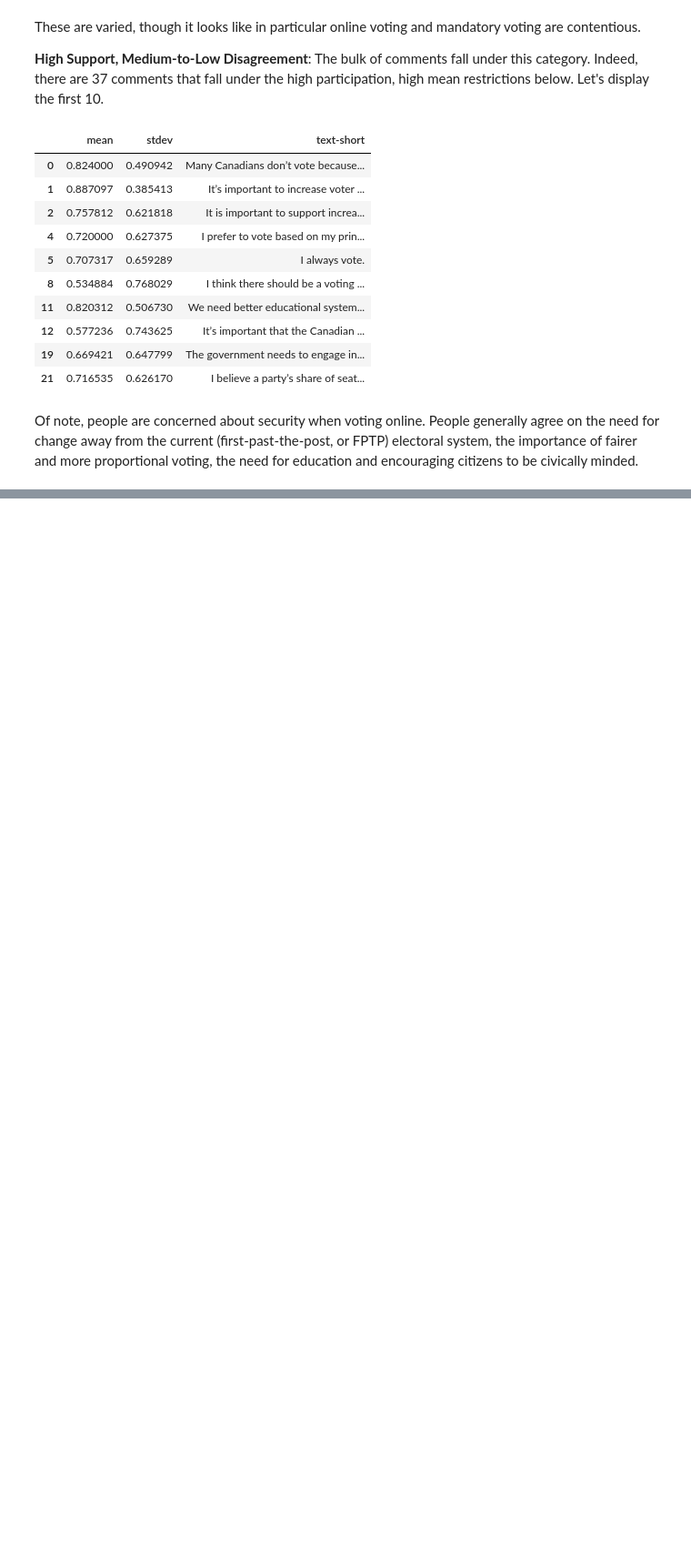
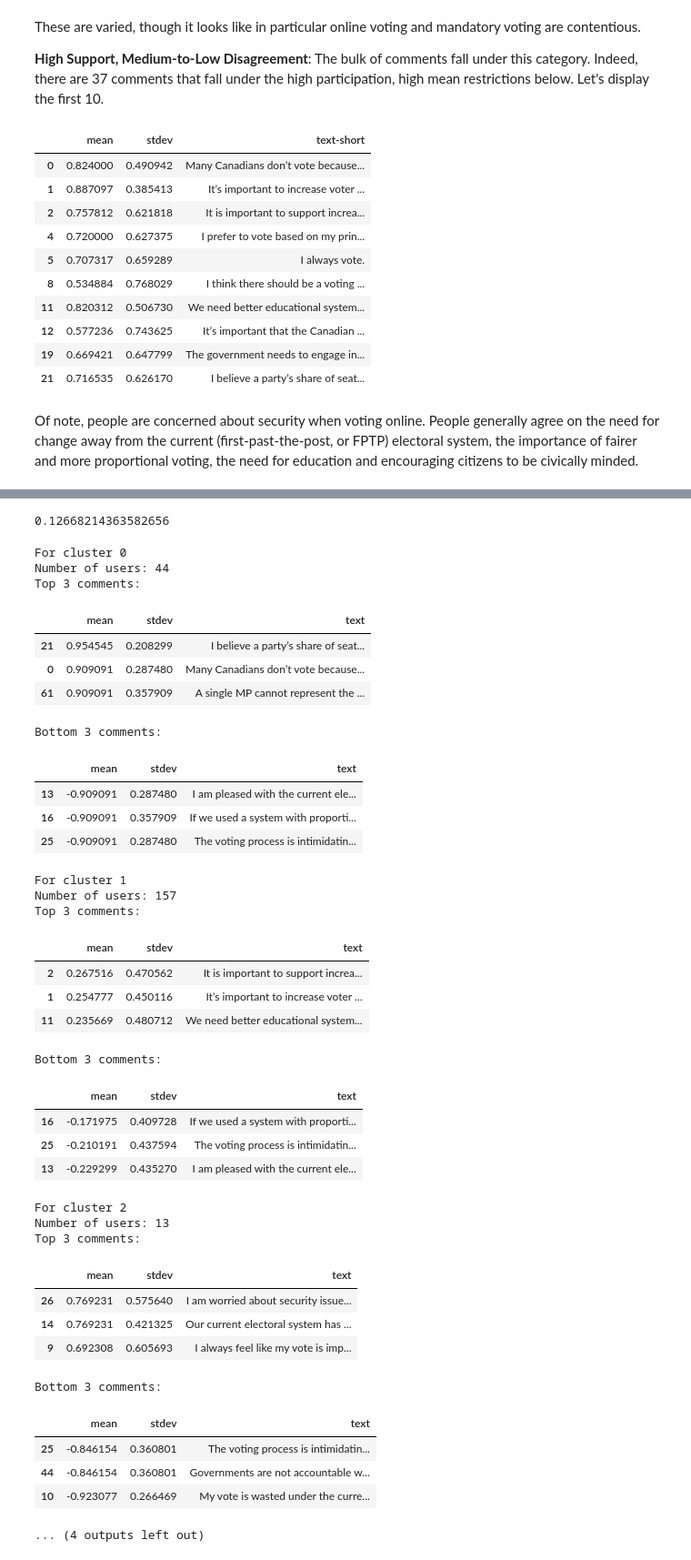
Before and after one commit to cczhu/OpenDataToronto, a Jupyter notebook: MyDem0cracy/MyDemocracy (Open Data Toronto 2017-2-23).ipynb, the cells around one changed output, grey strips where cells are left out. Shown at 91% size. Drawn from its saved outputs; the diff is of its cells as text; code cells hidden in the pictures; blank space fills up the shorter version.

```diff
--- a/MyDem0cracy/MyDemocracy (Open Data Toronto 2017-2-23).ipynb
+++ b/MyDem0cracy/MyDemocracy (Open Data Toronto 2017-2-23).ipynb
@@ -381,0 +620,47 @@ One goal of MyDem0cracy is to categorize poll-takers into opinion groups.  Pol.i
+# %%
+agglo = sklc.AgglomerativeClustering(n_clusters=4, affinity='euclidean', linkage='ward')
+agglo.fit(uvote)
+
+metrics.silhouette_score(uvote, agglo.labels_, metric='euclidean')
+# %% [output]
+0.12668214363582656
+# %%
+get_top_remarks(uvote, agglo.labels_, comments=df_comm["comment-body"], topcomm=3)
+# %% [output]
+For cluster 0
+Number of users: 44
+Top 3 comments:
+|  | mean | stdev | text |
+| 21 | 0.954545 | 0.208299 | I believe a party’s share of seat... |
+| 0 | 0.909091 | 0.287480 | Many Canadians don’t vote because... |
+| 61 | 0.909091 | 0.357909 | A single MP cannot represent the ... |
+Bottom 3 comments:
+|  | mean | stdev | text |
+| 13 | -0.909091 | 0.287480 | I am pleased with the current ele... |
+| 16 | -0.909091 | 0.357909 | If we used a system with proporti... |
+| 25 | -0.909091 | 0.287480 | The voting process is intimidatin... |
+For cluster 1
+Number of users: 157
+Top 3 comments:
+|  | mean | stdev | text |
+| 2 | 0.267516 | 0.470562 | It is important to support increa... |
+| 1 | 0.254777 | 0.450116 | It’s important to increase voter ... |
+| 11 | 0.235669 | 0.480712 | We need better educational system... |
+Bottom 3 comments:
+|  | mean | stdev | text |
+| 16 | -0.171975 | 0.409728 | If we used a system with proporti... |
+| 25 | -0.210191 | 0.437594 | The voting process is intimidatin... |
+| 13 | -0.229299 | 0.435270 | I am pleased with the current ele... |
+For cluster 2
+Number of users: 13
+Top 3 comments:
+|  | mean | stdev | text |
+| 26 | 0.769231 | 0.575640 | I am worried about security issue... |
+| 14 | 0.769231 | 0.421325 | Our current electoral system has ... |
+| 9 | 0.692308 | 0.605693 | I always feel like my vote is imp... |
+Bottom 3 comments:
+|  | mean | stdev | text |
+| 25 | -0.846154 | 0.360801 | The voting process is intimidatin... |
+| 44 | -0.846154 | 0.360801 | Governments are not accountable w... |
+| 10 | -0.923077 | 0.266469 | My vote is wasted under the curre... |
+... (4 outputs left out)
```
Also changed, not shown: parts of 45 cells of this notebook, 4 other files.
